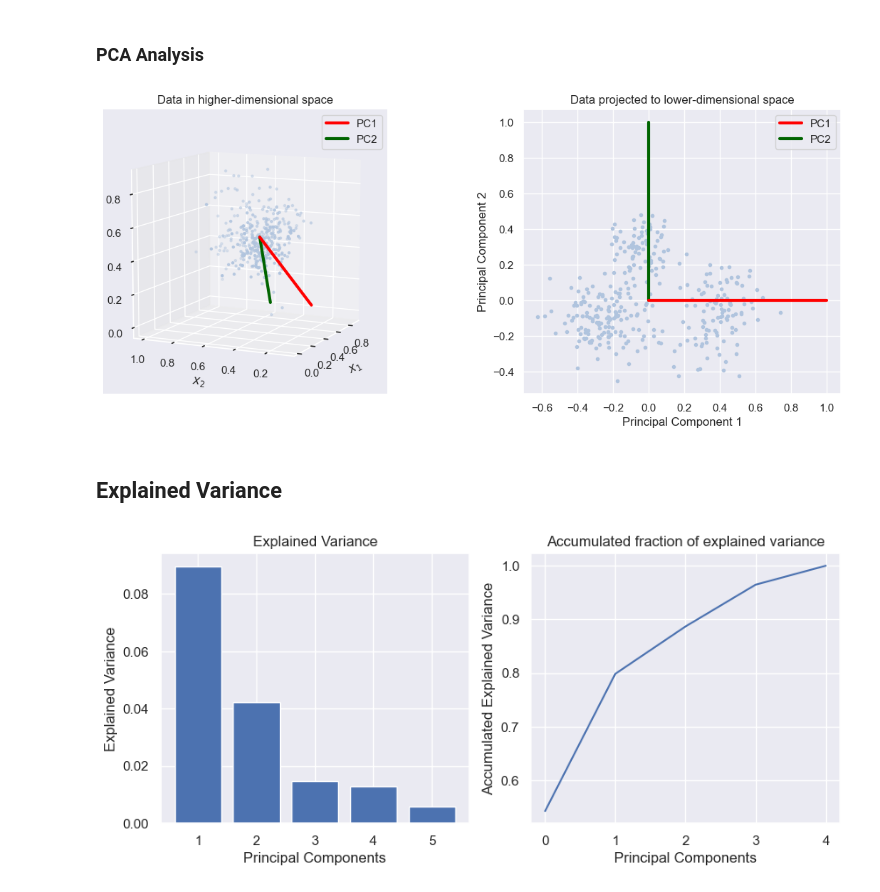
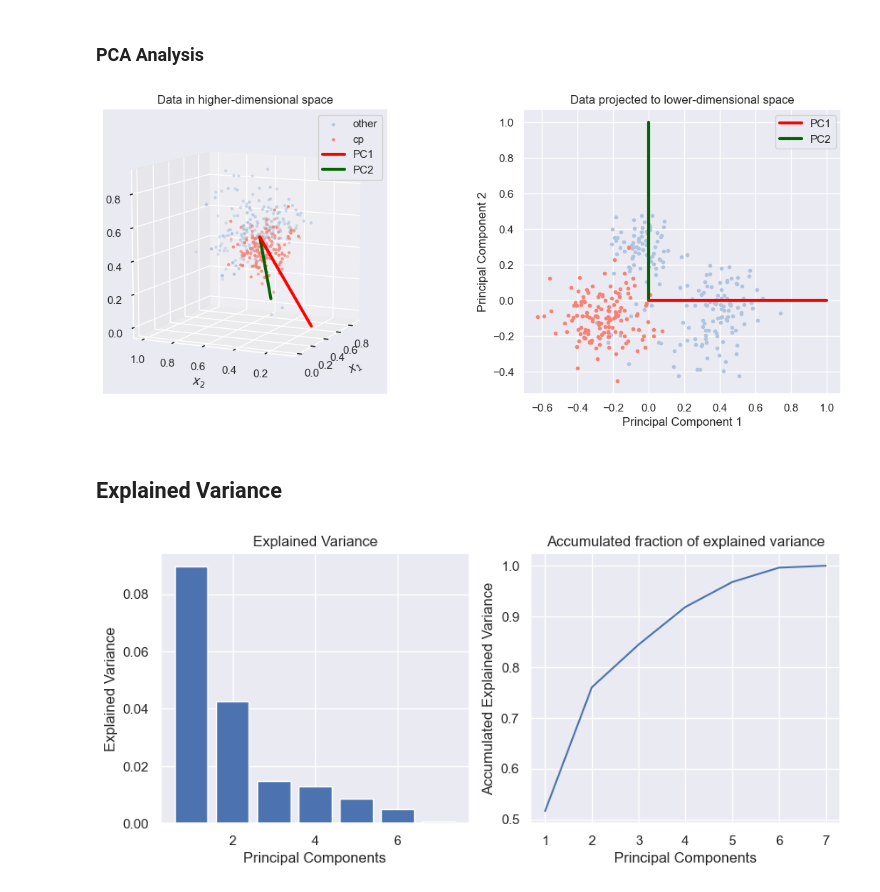
Before and after one commit to frejaroed/machine-learning-project-1, a Jupyter notebook: main.ipynb, the cells around one changed output. Saved outputs shown, nothing was run; the diff lists cells and outputs as text; code cells hidden in the pictures.

Commit message:
all plots

```diff
--- a/main.ipynb
+++ b/main.ipynb
@@ -134,7 +134,7 @@ max      0.990000
 # %% [markdown]
 It is clear that the data has beome standardized with a mean of 0.5 and a min, max of 0 , 1.
 # %%
-df = df.drop(columns=['Sequence Name', 'lip', 'chg'])
+df = df.drop(columns=['Sequence Name'])
 X = df.drop(columns=['class'])
 X = X.to_numpy()
 y = df['class']
@@ -198,7 +198,19 @@ ax.view_init(elev=10, azim=-155) # viewing parameters
 
 # Plot the high dimensional data, X - and the principal components, V_K, as lines.
 ### BEGIN SOLUTION
-ax.scatter(X[:, 0], X[:, 1], X[:, 2], c='lightsteelblue', marker='.')
+
+# y can be a pandas Series or a numpy array of class labels
+mask = (y == 'cp')
+try:
+    mask = mask.to_numpy()  # if y is a pandas Series
+except AttributeError:
+    pass
+
+# First plot non-cp in light blue, then cp in red (so red is on top)
+ax.scatter(X[~mask, 0], X[~mask, 1], X[~mask, 4], c='lightsteelblue', marker='.', label='other')
+ax.scatter(X[mask, 0], X[mask, 1], X[mask, 4], c='salmon', marker='.', label='cp')
+ax.legend()
+
 # Plot lines indicating the principal components
 for i, pc in enumerate(V_K.T):
     ax.plot([0.5, pc[0]], [0.5, pc[1]], [0.5, pc[2]], color=colors[i], lw=3, label=f'PC{i+1}', zorder=5-i)
@@ -217,7 +229,8 @@ ax.set_title('Data projected to lower-dimensional space')
 
 # Plot the projected data, B, in 2D - along with the principal components in the projected space (which are just the standard basis vectors in 2D).
 ### BEGIN SOLUTION
-ax.scatter(B[:, 0], B[:, 1], c='lightsteelblue', marker='.')
+ax.scatter(B[~mask, 0], B[~mask, 1], c='lightsteelblue', marker='.')
+ax.scatter(B[mask, 0], B[mask, 1], c='salmon', marker='.')
 # Plot lines indicating the principal components in the projected space
 for i, pc in enumerate(np.eye(2)): # The projected PCs are just the standard basis in 2D
     ax.plot([0, pc[0]], [0, pc[1]], color=colors[i], lw=3, label=f'PC{i+1}', zorder=5-i)
@@ -232,30 +245,31 @@ ax.legend()
 plt.tight_layout()
 plt.show()
 # %% [output]
-[figure, old version]
+[figure, new version]
 # %% [markdown]
 ## Explained Variance
 # %%
 # Explained variance plot
 fig, axs = plt.subplots(1, 2, figsize=(10, 4))
 axs[0].set_title('Explained Variance')
 axs[0].set_xlabel('Principal Components')
 axs[0].set_ylabel('Explained Variance')
 
 # Bar plot for explained variance
 ### BEGIN SOLUTION
-axs[0].bar(range(1, 5+1), pca.explained_variance_)
+axs[0].bar(range(1, 7+1), pca.explained_variance_)
 ### END SOLUTION
 
 # Accumulated explained variance plot
 axs[1].set_title('Accumulated fraction of explained variance')
 axs[1].set_xlabel('Principal Components')
 axs[1].set_ylabel('Accumulated Explained Variance')
 
 # Line plot for accumulated explained variance
 ### BEGIN SOLUTION
-axs[1].plot(pca.explained_variance_ratio_.cumsum())
+axs[1].plot(np.arange(1, len(pca.explained_variance_ratio_) + 1),
+            pca.explained_variance_ratio_.cumsum())
 ### END SOLUTION
 plt.show()
 # %% [output]
-[figure, old version]
+[figure, new version]
```
Also changed, not shown: parts of 4 cells of this notebook.
